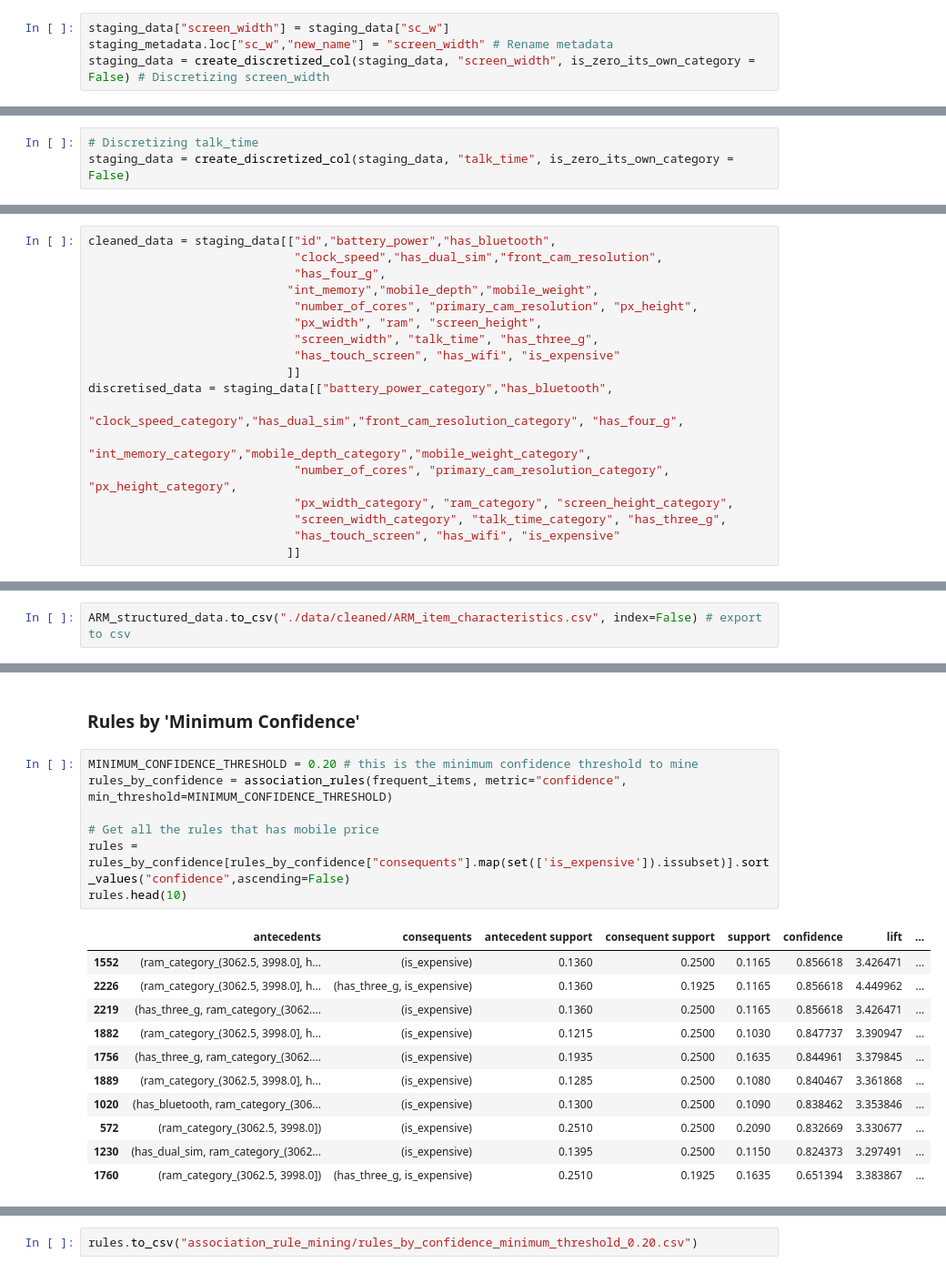
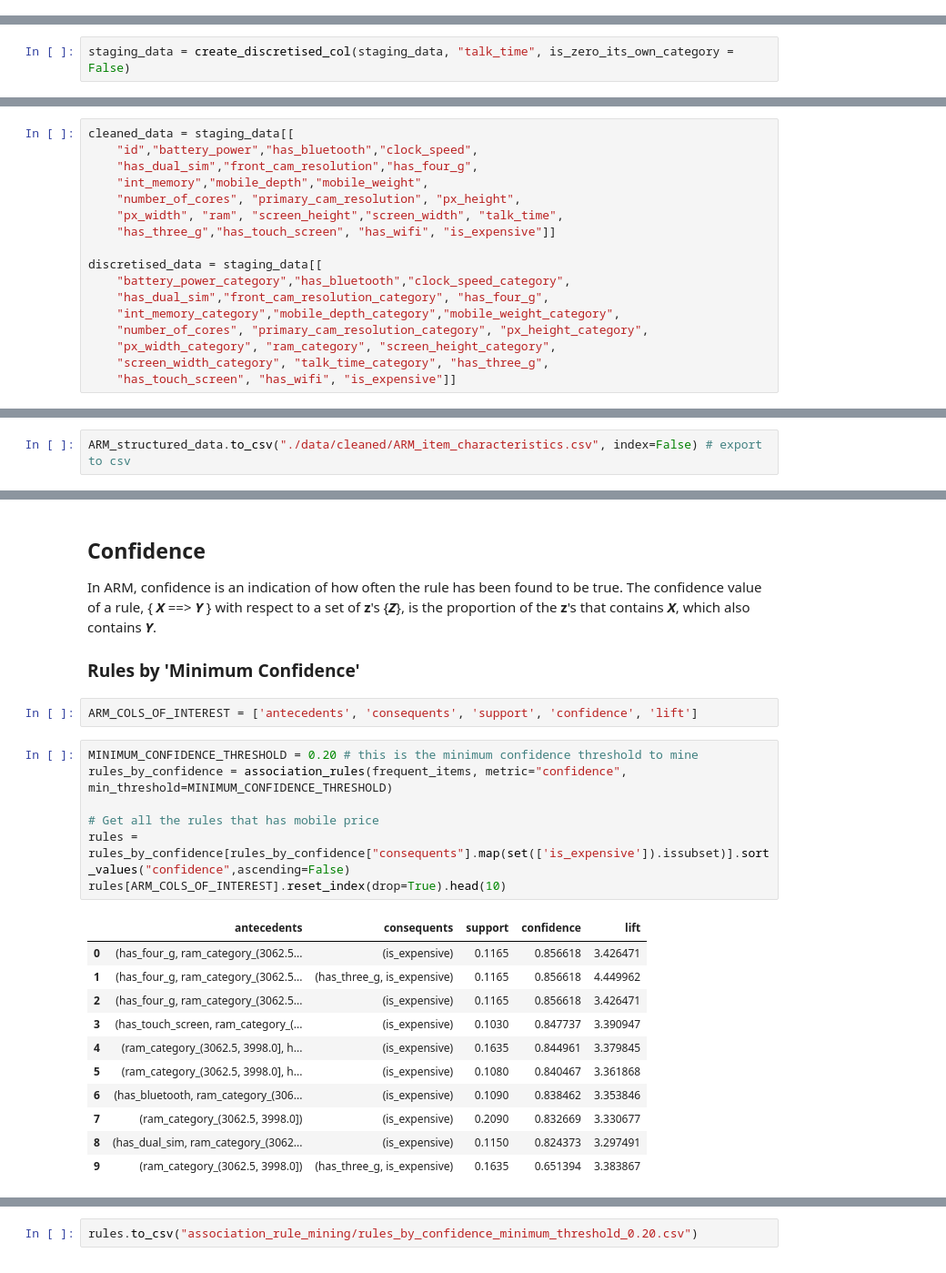
Before and after one commit to frinzekt/CITS3401-Project2, a Jupyter notebook: submission/project_with_report.ipynb, the cells around one changed output, grey strips where cells are left out. Shown at 91% size. Drawn from its saved outputs; the diff is of its cells as text.

```diff
--- a/submission/project_with_report.ipynb
+++ b/submission/project_with_report.ipynb
@@ -362,4 +352,0 @@ The `sc_w` (*Screen Width*) attribute has 19 distinct values with a range of `0-
-# %%
-staging_data["screen_width"] = staging_data["sc_w"]
-staging_metadata.loc["sc_w","new_name"] = "screen_width" # Rename metadata
-staging_data = create_discretized_col(staging_data, "screen_width", is_zero_its_own_category = False) # Discretizing screen_width
@@ -370,6 +353,5 @@ The `talk_time` attribute has 19 distinct values with a range `2-20`. This conti
 # %%
-# Discretizing talk_time
-staging_data = create_discretized_col(staging_data, "talk_time", is_zero_its_own_category = False)
+staging_data = create_discretised_col(staging_data, "talk_time", is_zero_its_own_category = False)
 # %% [markdown]
 _______
 #### `three_g`
@@ -424,21 +409,20 @@ Zero values for these attributes can be observed as **values altered for privacy
 # %%
-cleaned_data = staging_data[["id","battery_power","has_bluetooth",
-                             "clock_speed","has_dual_sim","front_cam_resolution",
-                             "has_four_g",
-                            "int_memory","mobile_depth","mobile_weight",
-                             "number_of_cores", "primary_cam_resolution", "px_height",
-                             "px_width", "ram", "screen_height",
-                             "screen_width", "talk_time", "has_three_g",
-                             "has_touch_screen", "has_wifi", "is_expensive"
-                            ]]
-discretised_data = staging_data[["battery_power_category","has_bluetooth",
-                             "clock_speed_category","has_dual_sim","front_cam_resolution_category", "has_four_g",
-                            "int_memory_category","mobile_depth_category","mobile_weight_category",
-                             "number_of_cores", "primary_cam_resolution_category", "px_height_category",
-                             "px_width_category", "ram_category", "screen_height_category",
-                             "screen_width_category", "talk_time_category", "has_three_g",
-                             "has_touch_screen", "has_wifi", "is_expensive"
-                            ]]
+cleaned_data = staging_data[[
+    "id","battery_power","has_bluetooth","clock_speed",
+    "has_dual_sim","front_cam_resolution","has_four_g",
+    "int_memory","mobile_depth","mobile_weight",
+    "number_of_cores", "primary_cam_resolution", "px_height",
+    "px_width", "ram", "screen_height","screen_width", "talk_time",
+    "has_three_g","has_touch_screen", "has_wifi", "is_expensive"]]
+
+discretised_data = staging_data[[
+    "battery_power_category","has_bluetooth","clock_speed_category",
+    "has_dual_sim","front_cam_resolution_category", "has_four_g",
+    "int_memory_category","mobile_depth_category","mobile_weight_category",
+    "number_of_cores", "primary_cam_resolution_category", "px_height_category",
+    "px_width_category", "ram_category", "screen_height_category",
+    "screen_width_category", "talk_time_category", "has_three_g",
+    "has_touch_screen", "has_wifi", "is_expensive"]]
 # %% [markdown]
 #### Updated Metadata:
 # %%
@@ -605,21 +589,28 @@ The (above) table demonstrates the item sets that meet the minimum defined suppo
-# %% [markdown]
-### Rules by 'Minimum Confidence'
+# %% [markdown]
+## Confidence
+
+In ARM, confidence is an indication of how often the rule has been found to be true.  The confidence value of a rule, {  ***X*** ==> ***Y***  } with respect to a set of **z**'s {***Z***}, is the proportion of the **z**'s that contains ***X***, which also contains ***Y***.
+
+
+### Rules by 'Minimum Confidence'
+# %%
+ARM_COLS_OF_INTEREST = ['antecedents', 'consequents', 'support', 'confidence', 'lift']
 # %%
 MINIMUM_CONFIDENCE_THRESHOLD = 0.20 # this is the minimum confidence threshold to mine
 rules_by_confidence = association_rules(frequent_items, metric="confidence", min_threshold=MINIMUM_CONFIDENCE_THRESHOLD)
 
 # Get all the rules that has mobile price
 rules = rules_by_confidence[rules_by_confidence["consequents"].map(set(['is_expensive']).issubset)].sort_values("confidence",ascending=False)
-rules.head(10)
+rules[ARM_COLS_OF_INTEREST].reset_index(drop=True).head(10)
 # %% [output]
-|  | antecedents | consequents | antecedent support | consequent support | support | confidence | lift | ... |
-| 1552 | (ram_category_(3062.5, 3998.0], h... | (is_expensive) | 0.1360 | 0.2500 | 0.1165 | 0.856618 | 3.426471 | ... |
-| 2226 | (ram_category_(3062.5, 3998.0], h... | (has_three_g, is_expensive) | 0.1360 | 0.1925 | 0.1165 | 0.856618 | 4.449962 | ... |
-| 2219 | (has_three_g, ram_category_(3062.... | (is_expensive) | 0.1360 | 0.2500 | 0.1165 | 0.856618 | 3.426471 | ... |
-| 1882 | (ram_category_(3062.5, 3998.0], h... | (is_expensive) | 0.1215 | 0.2500 | 0.1030 | 0.847737 | 3.390947 | ... |
-| 1756 | (has_three_g, ram_category_(3062.... | (is_expensive) | 0.1935 | 0.2500 | 0.1635 | 0.844961 | 3.379845 | ... |
-| 1889 | (ram_category_(3062.5, 3998.0], h... | (is_expensive) | 0.1285 | 0.2500 | 0.1080 | 0.840467 | 3.361868 | ... |
-| 1020 | (has_bluetooth, ram_category_(306... | (is_expensive) | 0.1300 | 0.2500 | 0.1090 | 0.838462 | 3.353846 | ... |
-| 572 | (ram_category_(3062.5, 3998.0]) | (is_expensive) | 0.2510 | 0.2500 | 0.2090 | 0.832669 | 3.330677 | ... |
-| 1230 | (has_dual_sim, ram_category_(3062... | (is_expensive) | 0.1395 | 0.2500 | 0.1150 | 0.824373 | 3.297491 | ... |
-| 1760 | (ram_category_(3062.5, 3998.0]) | (has_three_g, is_expensive) | 0.2510 | 0.1925 | 0.1635 | 0.651394 | 3.383867 | ... |
+|  | antecedents | consequents | support | confidence | lift |
+| 0 | (has_four_g, ram_category_(3062.5... | (is_expensive) | 0.1165 | 0.856618 | 3.426471 |
+| 1 | (has_four_g, ram_category_(3062.5... | (has_three_g, is_expensive) | 0.1165 | 0.856618 | 4.449962 |
+| 2 | (has_four_g, ram_category_(3062.5... | (is_expensive) | 0.1165 | 0.856618 | 3.426471 |
+| 3 | (has_touch_screen, ram_category_(... | (is_expensive) | 0.1030 | 0.847737 | 3.390947 |
+| 4 | (ram_category_(3062.5, 3998.0], h... | (is_expensive) | 0.1635 | 0.844961 | 3.379845 |
+| 5 | (ram_category_(3062.5, 3998.0], h... | (is_expensive) | 0.1080 | 0.840467 | 3.361868 |
+| 6 | (has_bluetooth, ram_category_(306... | (is_expensive) | 0.1090 | 0.838462 | 3.353846 |
+| 7 | (ram_category_(3062.5, 3998.0]) | (is_expensive) | 0.2090 | 0.832669 | 3.330677 |
+| 8 | (has_dual_sim, ram_category_(3062... | (is_expensive) | 0.1150 | 0.824373 | 3.297491 |
+| 9 | (ram_category_(3062.5, 3998.0]) | (has_three_g, is_expensive) | 0.1635 | 0.651394 | 3.383867 |
```
Also changed, not shown: parts of 116 cells of this notebook, 2 other files.
